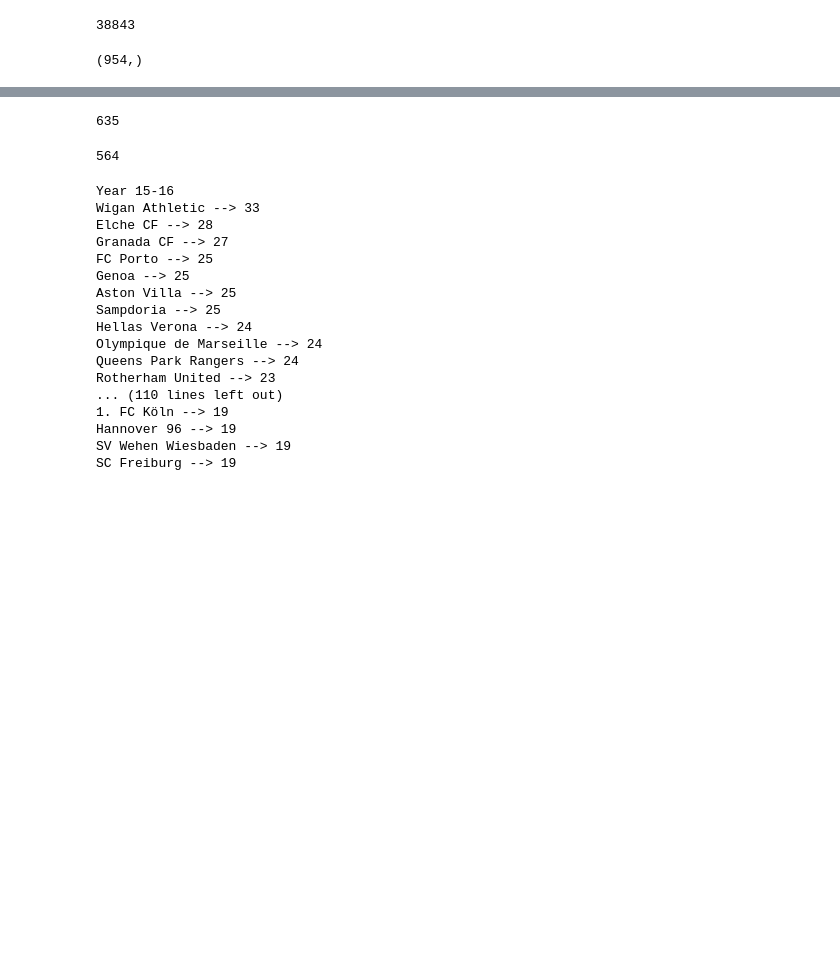
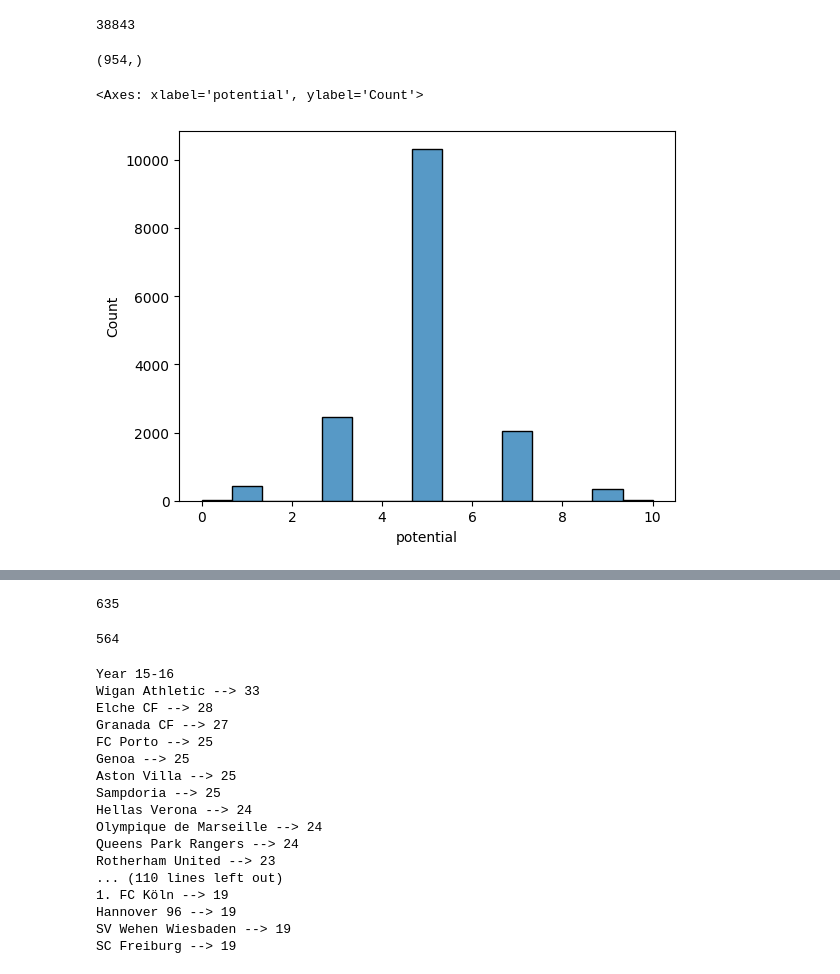
Before and after one commit to chrisgal77/PFPGA, a Jupyter notebook: lab4.ipynb, the cells around one changed output, grey strips where cells are left out. Drawn from its saved outputs; the diff is of its cells as text; code cells hidden in the pictures; blank space fills up the shorter version.

```diff
--- a/lab4.ipynb
+++ b/lab4.ipynb
@@ -77,6 +65,44 @@ len(fifa_data["short_name"].unique())
 fifa_data["club_name"].unique().shape
 # %% [output]
 (954,)
+# %%
+std, mean = np.std(fifa_data["potential"]), np.mean(fifa_data["potential"])
+
+
+class PotentialScaler:
+
+    potential_fuzzy = {
+        "giga słaby": (0, mean - 3 * std),
+        "słaby": (mean - 3 * std, mean - 2 * std),
+        "średnio-słaby": (mean - 2 * std, mean - 1 * std),
+        "średni": (mean - 1 * std, mean + 1 * std),
+        "średnio-mocny":(mean + 1 * std, mean + 2 * std),
+        "mocny":(mean + 2 * std, mean + 3 * std),
+        "giga mocny": (mean + 3 * std, 100)
+    }
+
+    weights = {
+        "giga słaby": 0,
+        "słaby": 1,
+        "średnio-słaby": 3,
+        "średni": 5,
+        "średnio-mocny": 7,
+        "mocny": 9,
+        "giga mocny": 10,
+    }
+
+
+    def __call__(self, value: float) -> int:
+        for category, (low, high) in self.potential_fuzzy.items():
+            if low < value <= high:
+                return self.weights[category]
+
+scaler = PotentialScaler()
+
+sns.histplot(fifa_data[fifa_data["year"] == 16]["potential"].map(scaler))
+# %% [output]
+<Axes: xlabel='potential', ylabel='Count'>
+[figure, added]
 # %%
 import networkx as nx
 
```
Also changed, not shown: parts of 6 cells of this notebook, 3 other files.
